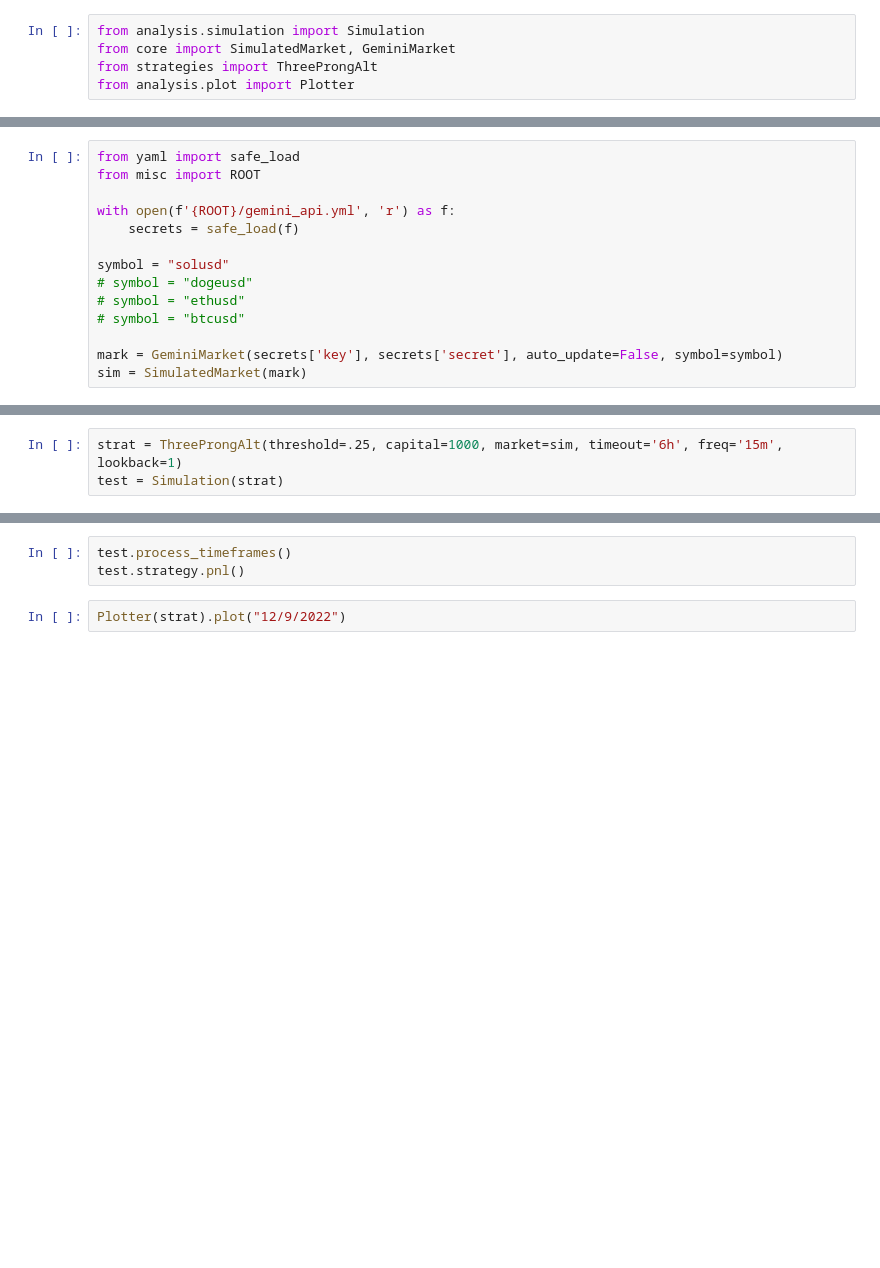
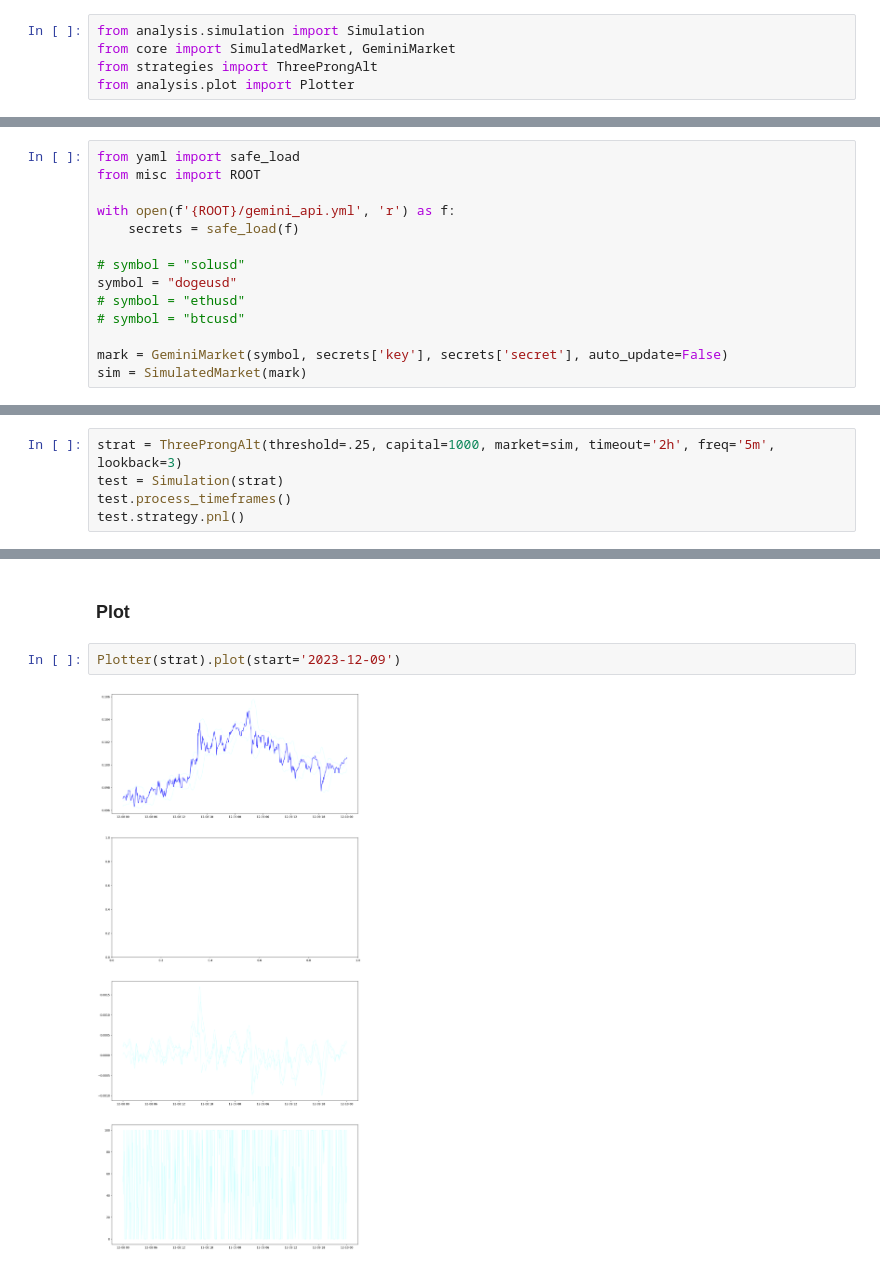
Before and after one commit to PoorRican/tradr, a Jupyter notebook: simulations/TPA_sim.ipynb, the cells around one changed output, grey strips where cells are left out. Cells and saved outputs as stored; diff of their text form; blank space fills up the shorter version.

```diff
--- a/simulations/TPA_sim.ipynb
+++ b/simulations/TPA_sim.ipynb
@@ -24,10 +28,10 @@ from misc import ROOT
 with open(f'{ROOT}/gemini_api.yml', 'r') as f:
     secrets = safe_load(f)
 
-symbol = "solusd"
-# symbol = "dogeusd"
+# symbol = "solusd"
+symbol = "dogeusd"
 # symbol = "ethusd"
 # symbol = "btcusd"
 
-mark = GeminiMarket(secrets['key'], secrets['secret'], auto_update=False, symbol=symbol)
+mark = GeminiMarket(symbol, secrets['key'], secrets['secret'], auto_update=False)
 sim = SimulatedMarket(mark)
@@ -34,3 +57,5 @@ sim = SimulatedMarket(mark)
 # %%
-strat = ThreeProngAlt(threshold=.25, capital=1000, market=sim, timeout='6h', freq='15m', lookback=1)
+strat = ThreeProngAlt(threshold=.25, capital=1000, market=sim, timeout='2h', freq='5m', lookback=3)
 test = Simulation(strat)
+test.process_timeframes()
+test.strategy.pnl()
@@ -37,5 +78,6 @@ test = Simulation(strat)
-# %%
-test.process_timeframes()
-test.strategy.pnl()
+# %% [markdown]
+### Plot
 # %%
-Plotter(strat).plot("12/9/2022")
+Plotter(strat).plot(start='2023-12-09')
+# %% [output]
+[figure, added]
```
Also changed, not shown: parts of 7 cells of this notebook, 4 other files.
